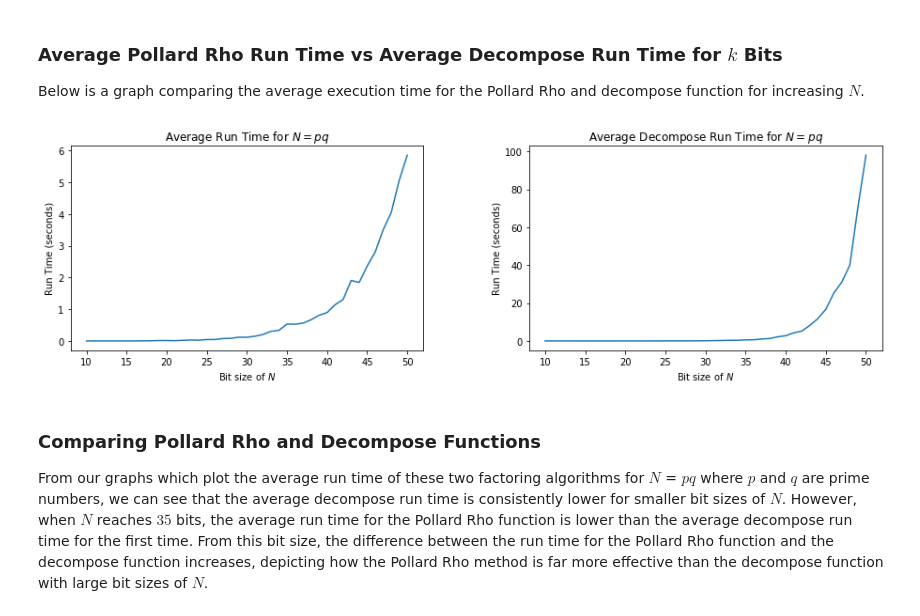
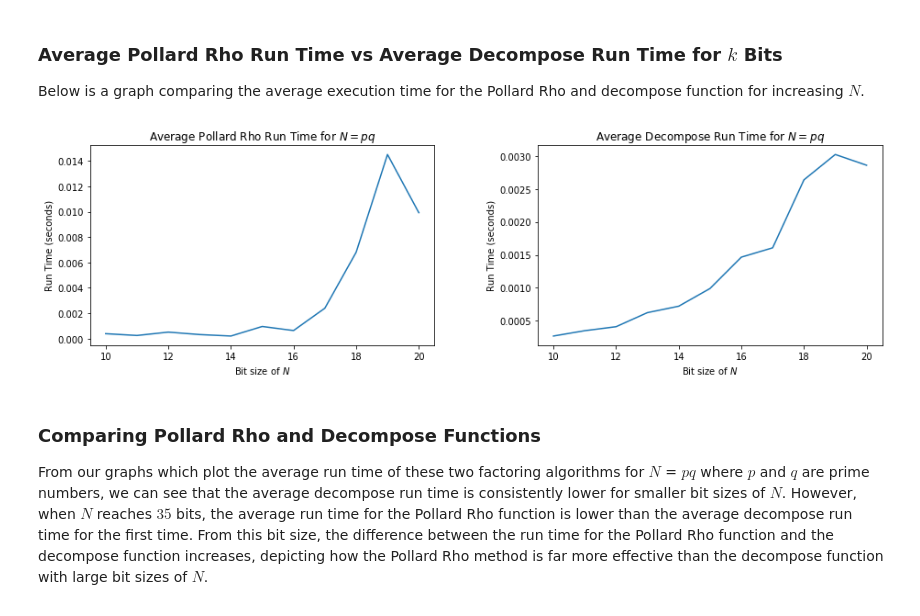
Before and after one commit to UOBMathTeam/CryptographyProject, a Jupyter notebook: Project q4andq5.ipynb, the cells around one changed output. Saved outputs shown, nothing was run; the diff lists cells and outputs as text; code cells hidden in the pictures.

```diff
--- a/Project q4andq5.ipynb
+++ b/Project q4andq5.ipynb
@@ -685,0 +748,13 @@ def avg_timesk(a,b,c,func):
+# %%
+dl_pollard_rho_time_file_name = 'Pollard Rho Times.csv'
+# %%
+# Pollard Rho Times
+if os.path.exists('data/' + dl_pollard_rho_time_file_name) and read_times:
+    # read
+    dl_pollard_rho_time = pd.read_csv(
+        'data/' + dl_pollard_rho_time_file_name, index_col=0)
+else:
+    # Create times
+    dl_pollard_rho_time = avg_timesk(10, 20, 4, pollard_rho_N)  # 21
+    # Save times
+    dl_pollard_rho_time.to_csv('data/' + dl_pollard_rho_time_file_name)
@@ -711,3 +802,16 @@ bit_size of N   Average Pollard Rho(N) time
 50                    5.852127999999993
 # %% [markdown]
 ### Average Decompose Run Time for $k$ Bits
+# %%
+dl_decompose_timek_file_name = 'Decompose k Times.csv'
+# %%
+# Decompose Times
+if os.path.exists('data/' + dl_decompose_timek_file_name) and read_times:
+    # read
+    dl_decompose_timek = pd.read_csv(
+        'data/' + dl_decompose_timek_file_name, index_col=0)
+else:
+    # Create times
+    dl_decompose_timek = avg_timesk(10, 20, 4, decompose)  # 21
+    # Save times
+    dl_decompose_timek.to_csv('data/' + dl_decompose_timek_file_name)
@@ -743,20 +863,20 @@ bit_size of N   Average decompose(N) times
 
 Below is a graph comparing the average execution time for the Pollard Rho and decompose function for increasing $N$.
 # %%
-x = range(10,len(decompose_timesN)+10)
+x = range(10,21)
 fig, (ax1, ax2) = plt.subplots(1,2)
-ax1.plot(x,pollard_rho_times)
-ax2.plot(x,decompose_timesN)
+ax1.plot(x,dl_pollard_rho_time)
+ax2.plot(x,dl_decompose_timek)
 ax1.set_title('Average Pollard Rho Run Time for $N = pq$')
 ax1.set_xlabel('Bit size of $N$')
 ax1.set_ylabel('Run Time (seconds)')
 ax2.set_title('Average Decompose Run Time for $N = pq$')
 ax2.set_xlabel('Bit size of $N$')
 ax2.set_ylabel('Run Time (seconds)')
 plt.subplots_adjust(left = 0, right = 2, wspace = 0.3)
 plt.show()
 # %% [output]
-[figure, old version]
+[figure, new version]
 # %% [markdown]
 ### Comparing Pollard Rho and Decompose Functions
 
```
Also changed, not shown: parts of 37 cells of this notebook.
